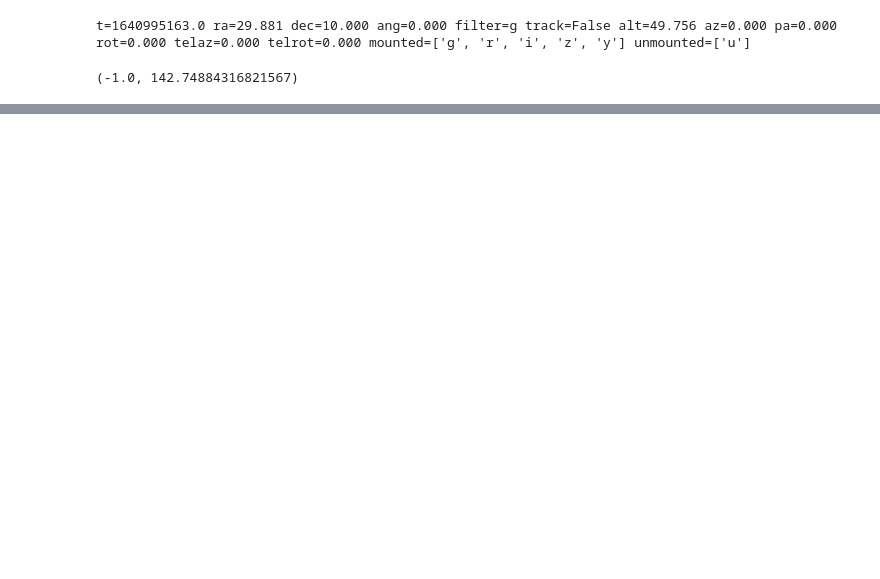
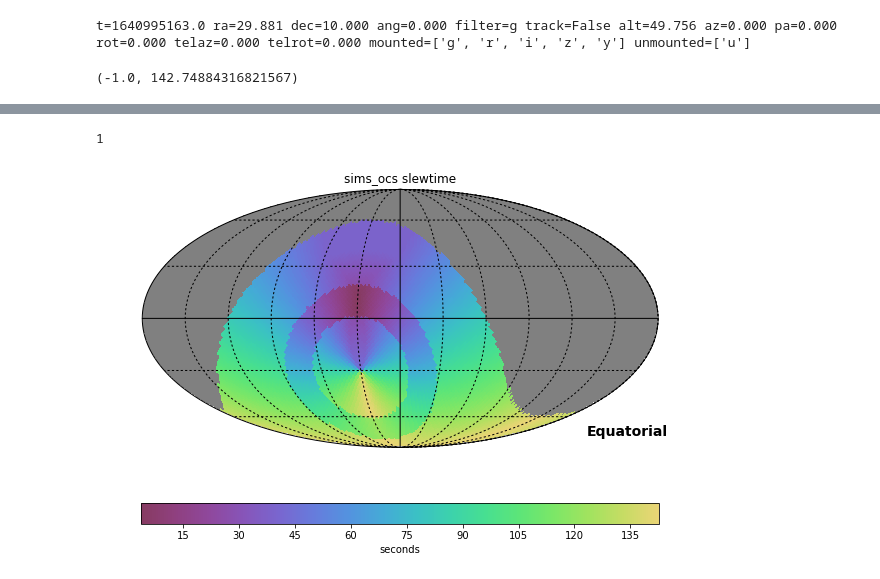
Before and after one commit to rhiannonlynne/notebooks, a Jupyter notebook: Slew Time Comparison.ipynb, the cells around one changed output, grey strips where cells are left out. Saved outputs shown, nothing was run; the diff lists cells and outputs as text; code cells hidden in the pictures; blank space fills up the shorter version.

```diff
--- a/Slew Time Comparison.ipynb
+++ b/Slew Time Comparison.ipynb
@@ -379,0 +382,35 @@ Min and max differences between simple-full model -20.1025525491 143.817511166
+# %%
+# Now do it using SOCS
+import copy
+from lsst.sims.ocs.observatory import MainObservatory
+from lsst.sims.ocs.configuration import ObservingSite, Observatory
+mo = MainObservatory(ObservingSite())
+mo.configure(Observatory())
+model = mo.model
+
+def opsimSlewTime(model, alt1=None, alt2=None, az1=None, az2=None, rot1=None, rot2=None):
+    # park the observatory, then go from alt1,az1 to alt2,az2
+    if alt1 is None:
+        alt1 = model.current_state.alt
+    if alt2 is None:
+        alt2 = model.current_state.alt
+    if az1 is None:
+        az1 = model.current_state.az
+    if az2 is None:
+        az2 = model.current_state.az
+    if rot1 is None:
+        rot1 = model.current_state.rot
+    if rot2 is None:
+        rot2 = model.current_state.rot
+
+    model.park()
+    model.slew_altaz(0., np.radians(alt1), np.radians(az1), np.radians(rot1), model.current_state.filter)
+    initial_slew_state = copy.deepcopy(model.current_state)
+
+    model.slew_altaz(model.current_state.time, np.radians(alt2), np.radians(az2), np.radians(rot2),
+                     model.current_state.filter)
+
+    final_slew_state = copy.deepcopy(model.current_state)
+    slew_time = final_slew_state.time - initial_slew_state.time
+
+    return slew_time
@@ -379,0 +425,7 @@ Min and max differences between simple-full model -20.1025525491 143.817511166
+# %%
+val = ma.MaskedArray(data=slewT2, mask=azmask)
+plotDict = {'figsize':(10, 6), 'title': 'sims_ocs slewtime', 'xlabel': 'seconds'}
+plots.HealpixSkyMap()(val, s, plotDict)
+# %% [output]
+1
+[figure, added]
```
Also changed, not shown: parts of 12 cells of this notebook.
